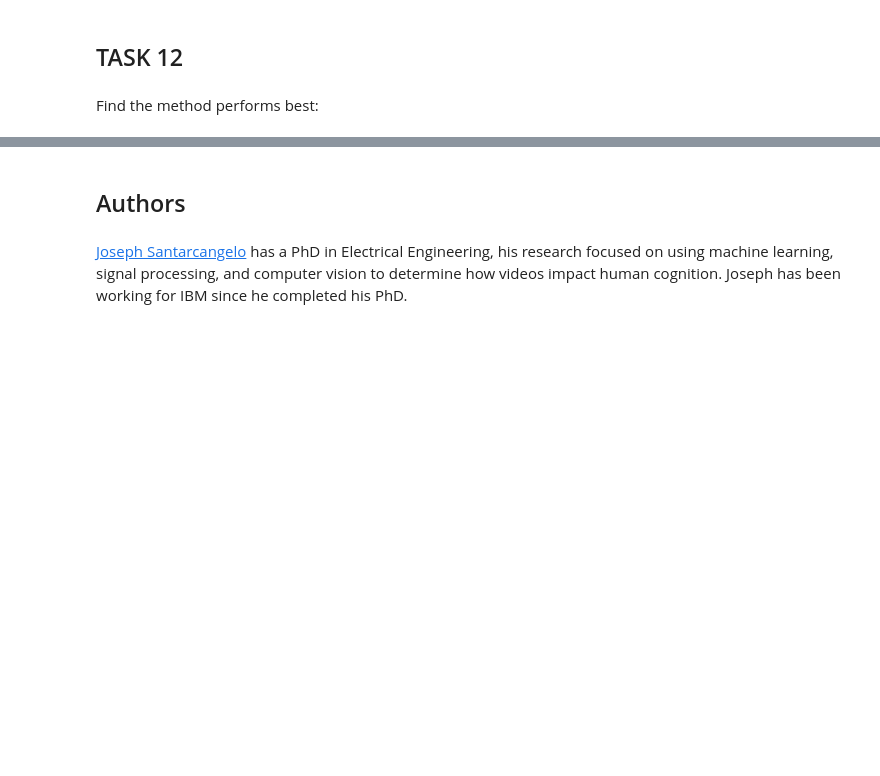
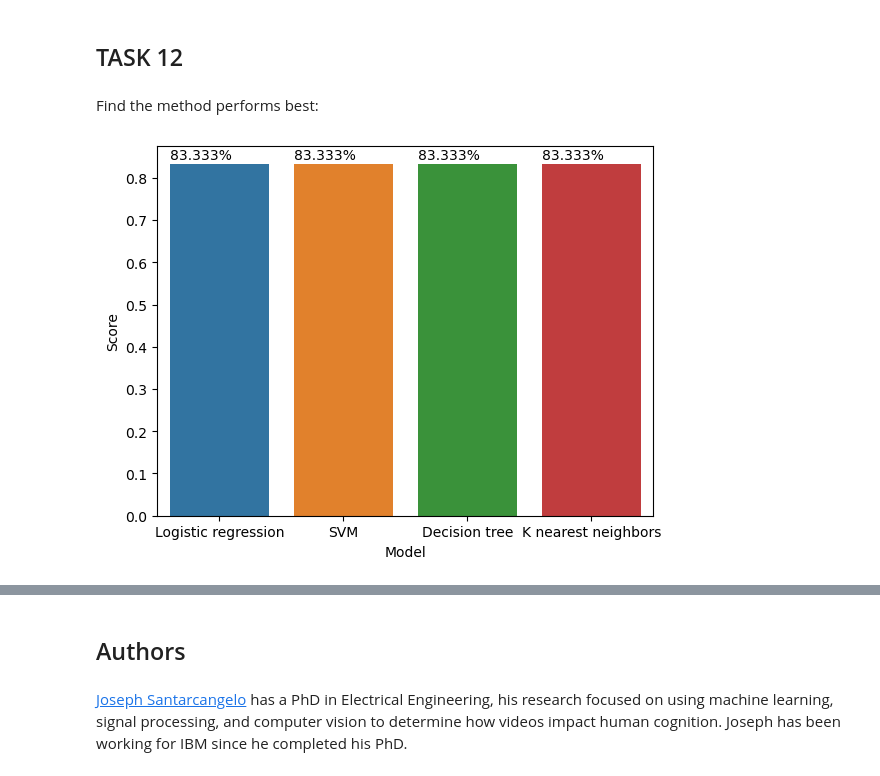
Before and after one commit to AlexandreLR/CapstoneProjet, a Jupyter notebook: Machine learning prediction lab.ipynb, the cells around one changed output, grey strips where cells are left out. Cells and saved outputs as stored; diff of their text form; code cells hidden in the pictures; blank space fills up the shorter version.

```diff
--- a/Machine learning prediction lab.ipynb
+++ b/Machine learning prediction lab.ipynb
@@ -179,7 +180,8 @@ accuracy : 0.8464285714285713
 # %% [markdown]
 Calculate the accuracy on the test data using the method <code>score</code>:
 # %%
-logreg_cv.score(X_test,Y_test)
+logreg_score=logreg_cv.score(X_test,Y_test)
+print(logreg_score)
 # %% [output]
 0.8333333333333334
 # %% [markdown]
@@ -221,7 +224,8 @@ accuracy : 0.8482142857142856
 # %% [markdown]
 Calculate the accuracy on the test data using the method <code>score</code>:
 # %%
-svm_cv.score(X_test,Y_test)
+svm_score=svm_cv.score(X_test,Y_test)
+print(svm_score)
 # %% [output]
 0.8333333333333334
 # %% [markdown]
@@ -266,7 +271,8 @@ accuracy : 0.8767857142857143
 # %% [markdown]
 Calculate the accuracy of tree_cv on the test data using the method <code>score</code>:
 # %%
-tree_cv.score(X_test,Y_test)
+tree_score=tree_cv.score(X_test,Y_test)
+print(tree_score)
 # %% [output]
 0.8333333333333334
 # %% [markdown]
@@ -305,7 +312,8 @@ accuracy : 0.8482142857142858
 # %% [markdown]
 Calculate the accuracy of tree_cv on the test data using the method <code>score</code>:
 # %%
-knn_cv.score(X_test,Y_test)
+knn_score=knn_cv.score(X_test,Y_test)
+print(knn_score)
 # %% [output]
 0.8333333333333334
 # %% [markdown]
@@ -319,3 +327,14 @@ plot_confusion_matrix(Y_test,yhat)
 ## TASK  12
 # %% [markdown]
 Find the method performs best:
+# %%
+acc_score_dict = {"Model":["Logistic regression","SVM","Decision tree","K nearest neighbors"],"Score":[logreg_score,svm_score,tree_score,knn_score]}
+df_score=pd.DataFrame(acc_score_dict)
+sx=plt.subplot()
+sns.barplot(data=df_score,x="Model",y="Score")
+
+for bar in sx.patches:
+    value="{0:.3f}%".format(bar.get_height()*100)
+    sx.text(bar.get_x(),bar.get_height()+0.01,value)
+# %% [output]
+[figure, added]
```
Also changed, not shown: parts of 5 cells of this notebook.
